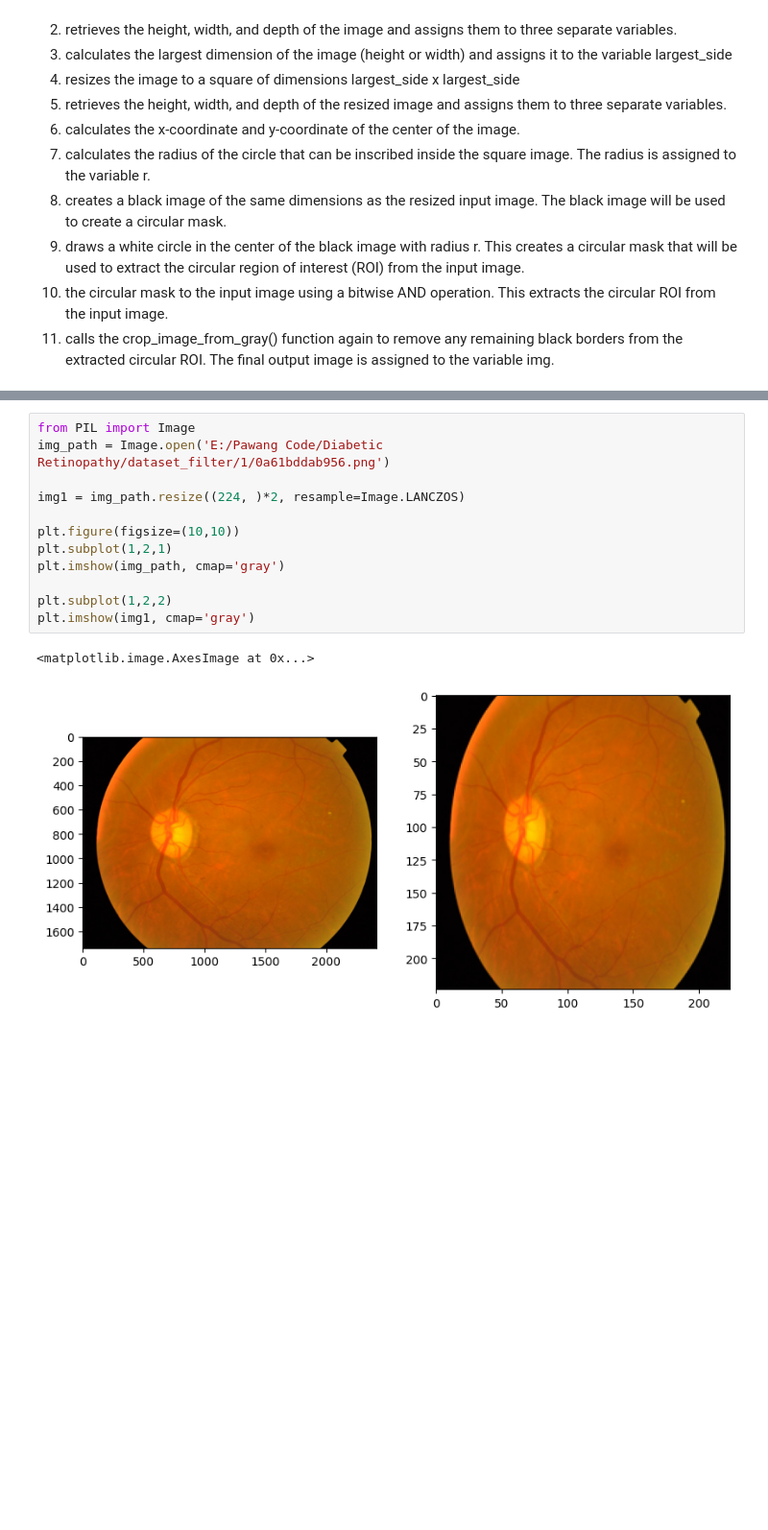
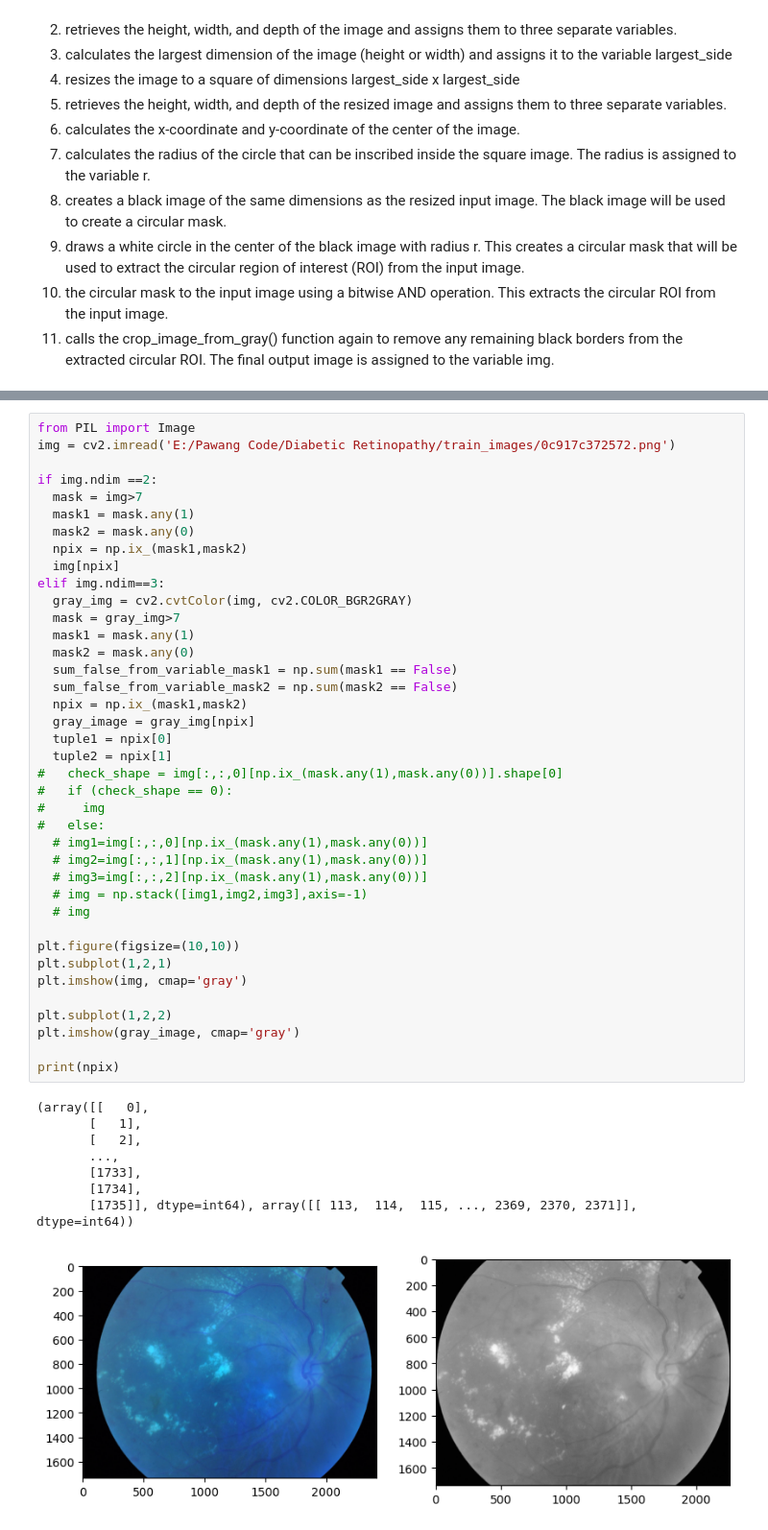
Before and after one commit to Bangik/diabetic-retinopathy-ml, a Jupyter notebook: image-processing/circleCrop.ipynb, the cells around one changed output, grey strips where cells are left out. Shown at 96% size. Cells and saved outputs as stored; diff of their text form; blank space fills up the shorter version.

```diff
--- a/image-processing/circleCrop.ipynb
+++ b/image-processing/circleCrop.ipynb
@@ -84,18 +84,51 @@ def circle_crop_v2(img):
   img = crop_image_from_gray(img)
 
   return img
-# %%
-from PIL import Image
-img_path = Image.open('E:/Pawang Code/Diabetic Retinopathy/dataset_filter/1/0a61bddab956.png')
-
-img1 = img_path.resize((224, )*2, resample=Image.LANCZOS)
-
-plt.figure(figsize=(10,10))
-plt.subplot(1,2,1)
-plt.imshow(img_path, cmap='gray')
-
-plt.subplot(1,2,2)
-plt.imshow(img1, cmap='gray')
-# %% [output]
-<matplotlib.image.AxesImage at 0x...>
-[figure, removed]
+# %%
+from PIL import Image
+img = cv2.imread('E:/Pawang Code/Diabetic Retinopathy/train_images/0c917c372572.png')
+
+if img.ndim ==2:
+  mask = img>7
+  mask1 = mask.any(1)
+  mask2 = mask.any(0)
+  npix = np.ix_(mask1,mask2)
+  img[npix]
+elif img.ndim==3:
+  gray_img = cv2.cvtColor(img, cv2.COLOR_BGR2GRAY)
+  mask = gray_img>7
+  mask1 = mask.any(1)
+  mask2 = mask.any(0)
+  sum_false_from_variable_mask1 = np.sum(mask1 == False)
+  sum_false_from_variable_mask2 = np.sum(mask2 == False)
+  npix = np.ix_(mask1,mask2)
+  gray_image = gray_img[npix]
+  tuple1 = npix[0]
+  tuple2 = npix[1]
+#   check_shape = img[:,:,0][np.ix_(mask.any(1),mask.any(0))].shape[0]
+#   if (check_shape == 0):
+#     img
+#   else:
+  # img1=img[:,:,0][np.ix_(mask.any(1),mask.any(0))]
+  # img2=img[:,:,1][np.ix_(mask.any(1),mask.any(0))]
+  # img3=img[:,:,2][np.ix_(mask.any(1),mask.any(0))]
+  # img = np.stack([img1,img2,img3],axis=-1)
+  # img
+
+plt.figure(figsize=(10,10))
+plt.subplot(1,2,1)
+plt.imshow(img, cmap='gray')
+
+plt.subplot(1,2,2)
+plt.imshow(gray_image, cmap='gray')
+
+print(npix)
+# %% [output]
+(array([[   0],
+       [   1],
+       [   2],
+       ...,
+       [1733],
+       [1734],
+       [1735]], dtype=int64), array([[ 113,  114,  115, ..., 2369, 2370, 2371]], dtype=int64))
+[figure, added]
```
Also changed, not shown: parts of 2 cells of this notebook.
